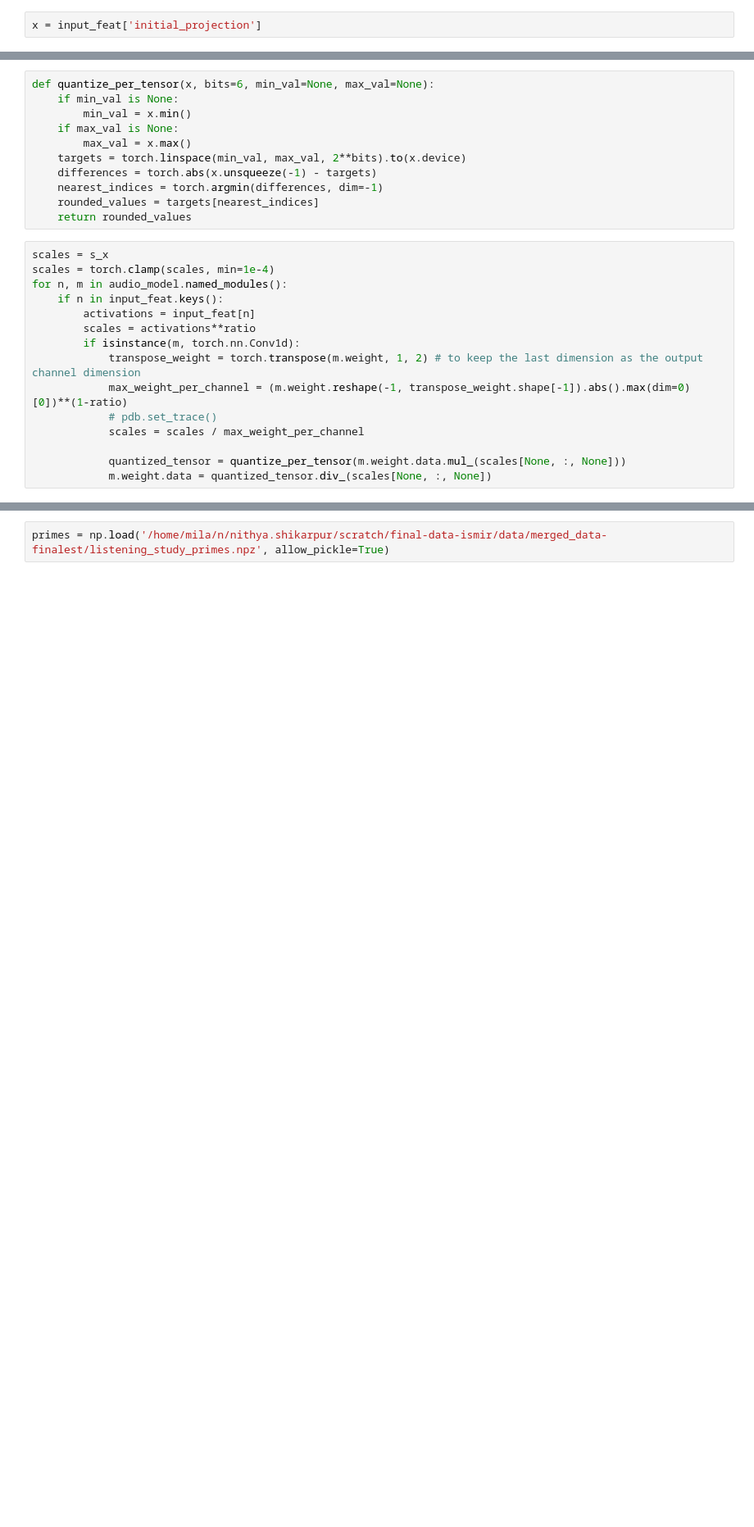
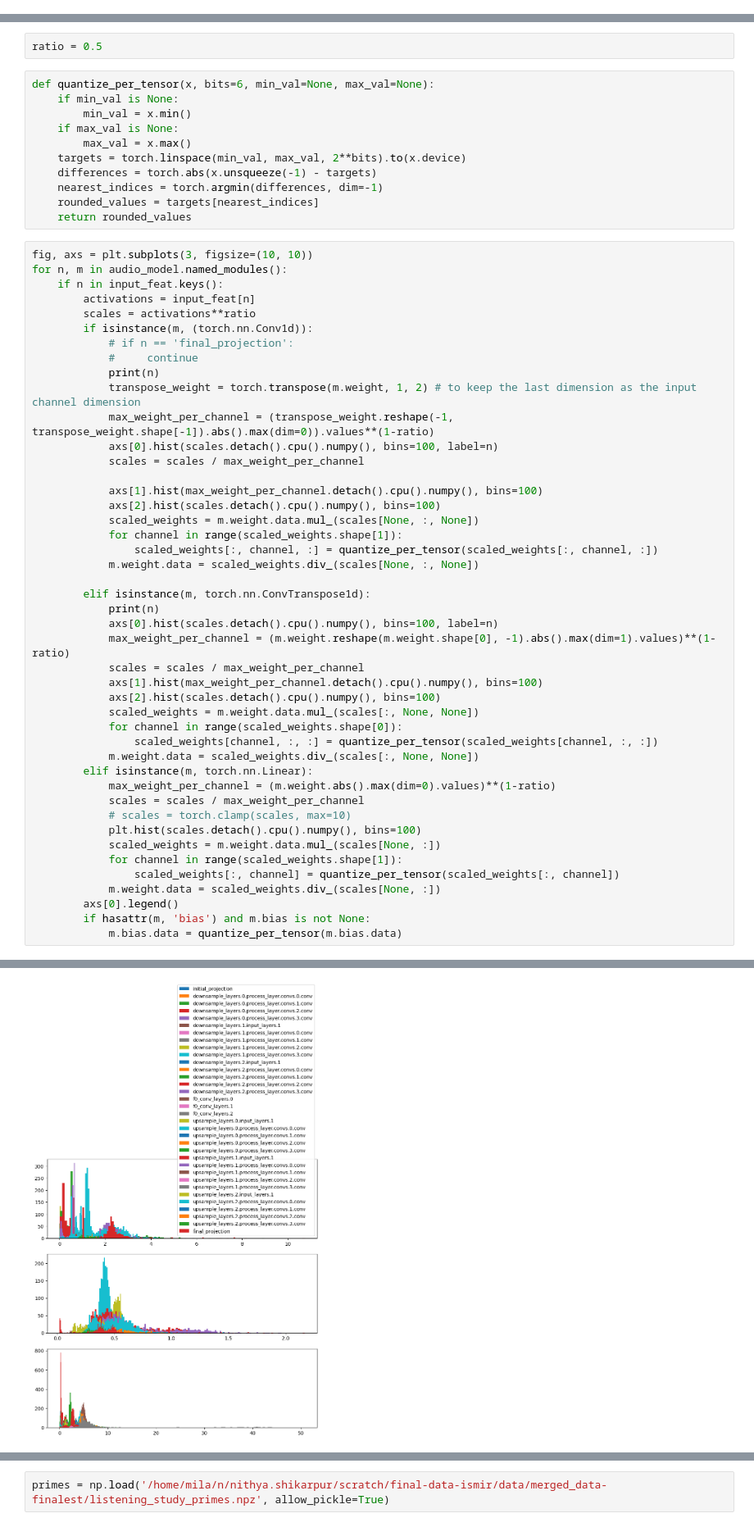
Before and after one commit to snnithya/GaMaDHaNi-quantized, a Jupyter notebook: quantization-studies/activation-aware.ipynb, the cells around one changed output, grey strips where cells are left out. Shown: that part at 82% size. Cells and saved outputs as stored; diff of their text form; blank space fills up the shorter version.

Commit message:
added activation aware stuff

```diff
--- a/quantization-studies/activation-aware.ipynb
+++ b/quantization-studies/activation-aware.ipynb
@@ -137,5 +156,3 @@ audio_model, audio_qt, audio_seq_len, invert_audio_fn = load_audio_fns(audio_pat
 device=device)
 
 orig_model = copy.deepcopy(audio_model)
-# %%
-x = input_feat['initial_projection']
@@ -145,3 +159,5 @@ s_x = x
+# %%
+ratio = 0.5
 # %%
 def quantize_per_tensor(x, bits=6, min_val=None, max_val=None):
     if min_val is None:
@@ -153,18 +169,49 @@ def quantize_per_tensor(x, bits=6, min_val=None, max_val=None):
     nearest_indices = torch.argmin(differences, dim=-1)
     rounded_values = targets[nearest_indices]
     return rounded_values
-# %%
-scales = s_x
-scales = torch.clamp(scales, min=1e-4)
-for n, m in audio_model.named_modules():
-    if n in input_feat.keys():
-        activations = input_feat[n]
-        scales = activations**ratio
-        if isinstance(m, torch.nn.Conv1d):
-            transpose_weight = torch.transpose(m.weight, 1, 2) # to keep the last dimension as the output channel dimension
-            max_weight_per_channel = (m.weight.reshape(-1, transpose_weight.shape[-1]).abs().max(dim=0)[0])**(1-ratio)
-            # pdb.set_trace()
-            scales = scales / max_weight_per_channel
-
-            quantized_tensor = quantize_per_tensor(m.weight.data.mul_(scales[None, :, None]))
-            m.weight.data = quantized_tensor.div_(scales[None, :, None])
+# %%
+fig, axs = plt.subplots(3, figsize=(10, 10))
+for n, m in audio_model.named_modules():
+    if n in input_feat.keys():
+        activations = input_feat[n]
+        scales = activations**ratio
+        if isinstance(m, (torch.nn.Conv1d)):
+            # if n == 'final_projection':
+            #     continue
+            print(n)
+            transpose_weight = torch.transpose(m.weight, 1, 2) # to keep the last dimension as the input channel dimension
+            max_weight_per_channel = (transpose_weight.reshape(-1, transpose_weight.shape[-1]).abs().max(dim=0)).values**(1-ratio)
+            axs[0].hist(scales.detach().cpu().numpy(), bins=100, label=n)
+            scales = scales / max_weight_per_channel
+
+            axs[1].hist(max_weight_per_channel.detach().cpu().numpy(), bins=100)
+            axs[2].hist(scales.detach().cpu().numpy(), bins=100)
+            scaled_weights = m.weight.data.mul_(scales[None, :, None])
+            for channel in range(scaled_weights.shape[1]):
+                scaled_weights[:, channel, :] = quantize_per_tensor(scaled_weights[:, channel, :])
+            m.weight.data = scaled_weights.div_(scales[None, :, None])
+
+        elif isinstance(m, torch.nn.ConvTranspose1d):
+            print(n)
+            axs[0].hist(scales.detach().cpu().numpy(), bins=100, label=n)
+            max_weight_per_channel = (m.weight.reshape(m.weight.shape[0], -1).abs().max(dim=1).values)**(1-ratio)
+            scales = scales / max_weight_per_channel
+            axs[1].hist(max_weight_per_channel.detach().cpu().numpy(), bins=100)
+            axs[2].hist(scales.detach().cpu().numpy(), bins=100)
+            scaled_weights = m.weight.data.mul_(scales[:, None, None])
+            for channel in range(scaled_weights.shape[0]):
+                scaled_weights[channel, :, :] = quantize_per_tensor(scaled_weights[channel, :, :])
+            m.weight.data = scaled_weights.div_(scales[:, None, None])
+        elif isinstance(m, torch.nn.Linear):
+            max_weight_per_channel = (m.weight.abs().max(dim=0).values)**(1-ratio)
+            scales = scales / max_weight_per_channel
+            # scales = torch.clamp(scales, max=10)
+            plt.hist(scales.detach().cpu().numpy(), bins=100)
+            scaled_weights = m.weight.data.mul_(scales[None, :])
+            for channel in range(scaled_weights.shape[1]):
+                scaled_weights[:, channel] = quantize_per_tensor(scaled_weights[:, channel])
+            m.weight.data = scaled_weights.div_(scales[None, :])
+        axs[0].legend()
+        if hasattr(m, 'bias') and m.bias is not None:
+            m.bias.data = quantize_per_tensor(m.bias.data)
+# %% [output]
@@ -170,0 +235 @@ for n, m in audio_model.named_modules():
+[figure, added]
```
Also changed, not shown: parts of 13 cells of this notebook, 2 other files.
